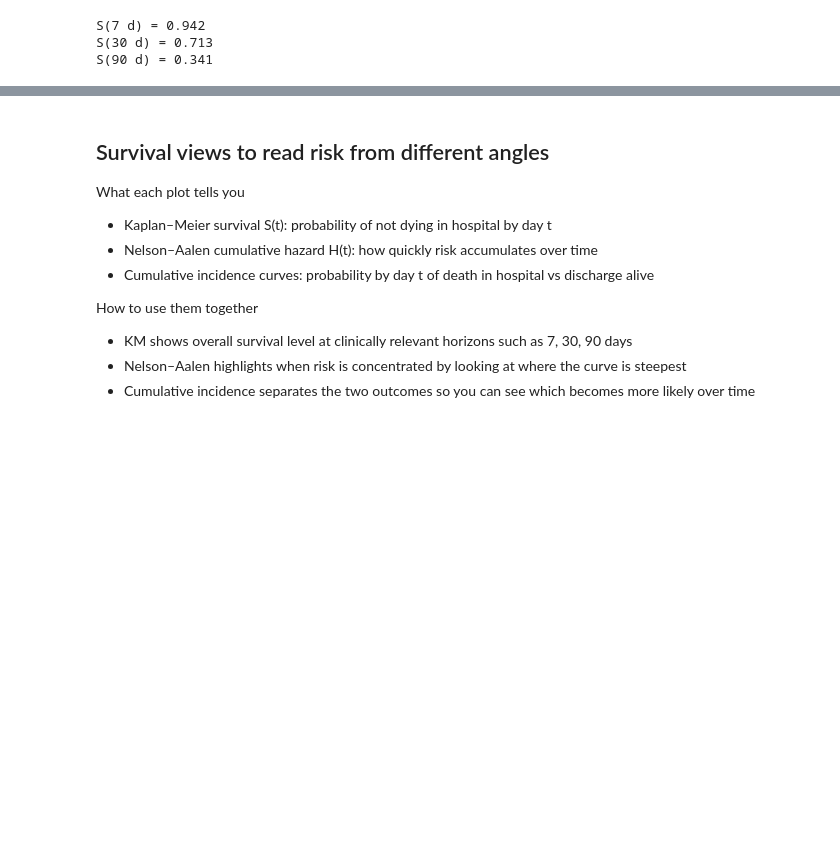
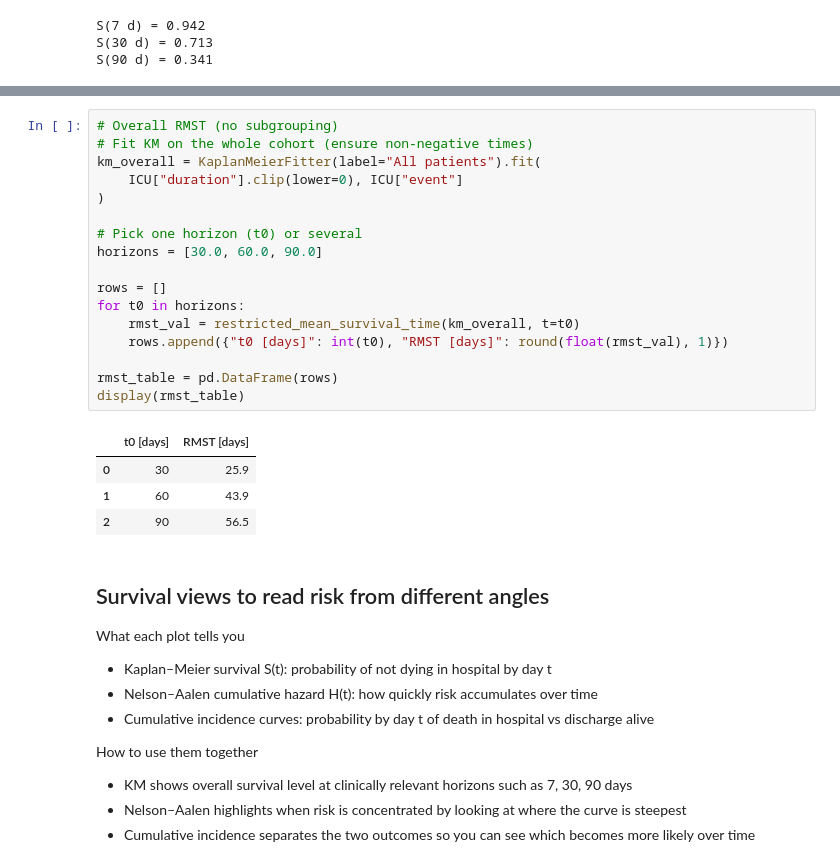
Before and after one commit to IE-ML-for-Healthcare/ICU_Survival_analysis, a Jupyter notebook: 01_ICU_Survival_analysis_KM.ipynb, the cells around one changed output, grey strips where cells are left out. Drawn from its saved outputs; the diff is of its cells as text; blank space fills up the shorter version.

```diff
--- a/01_ICU_Survival_analysis_KM.ipynb
+++ b/01_ICU_Survival_analysis_KM.ipynb
@@ -373,3 +398,25 @@ S(90 d) = 0.341
+# %%
+# Overall RMST (no subgrouping)
+# Fit KM on the whole cohort (ensure non-negative times)
+km_overall = KaplanMeierFitter(label="All patients").fit(
+    ICU["duration"].clip(lower=0), ICU["event"]
+)
+
+# Pick one horizon (t0) or several
+horizons = [30.0, 60.0, 90.0]
+
+rows = []
+for t0 in horizons:
+    rmst_val = restricted_mean_survival_time(km_overall, t=t0)
+    rows.append({"t0 [days]": int(t0), "RMST [days]": round(float(rmst_val), 1)})
+
+rmst_table = pd.DataFrame(rows)
+display(rmst_table)
+# %% [output]
+|  | t0 [days] | RMST [days] |
+| 0 | 30 | 25.9 |
+| 1 | 60 | 43.9 |
+| 2 | 90 | 56.5 |
 # %% [markdown]
 ## Survival views to read risk from different angles
 
```
Also changed, not shown: parts of 13 cells of this notebook, 1 other file.
